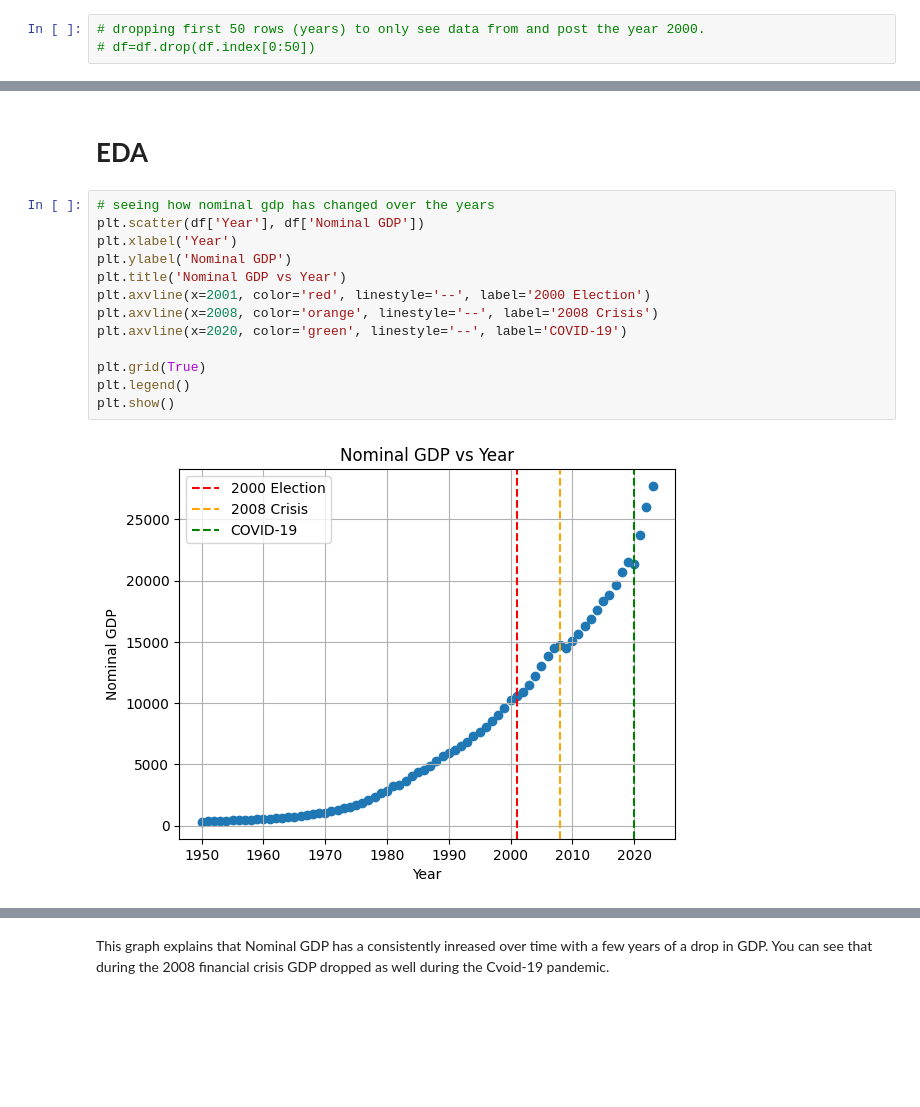
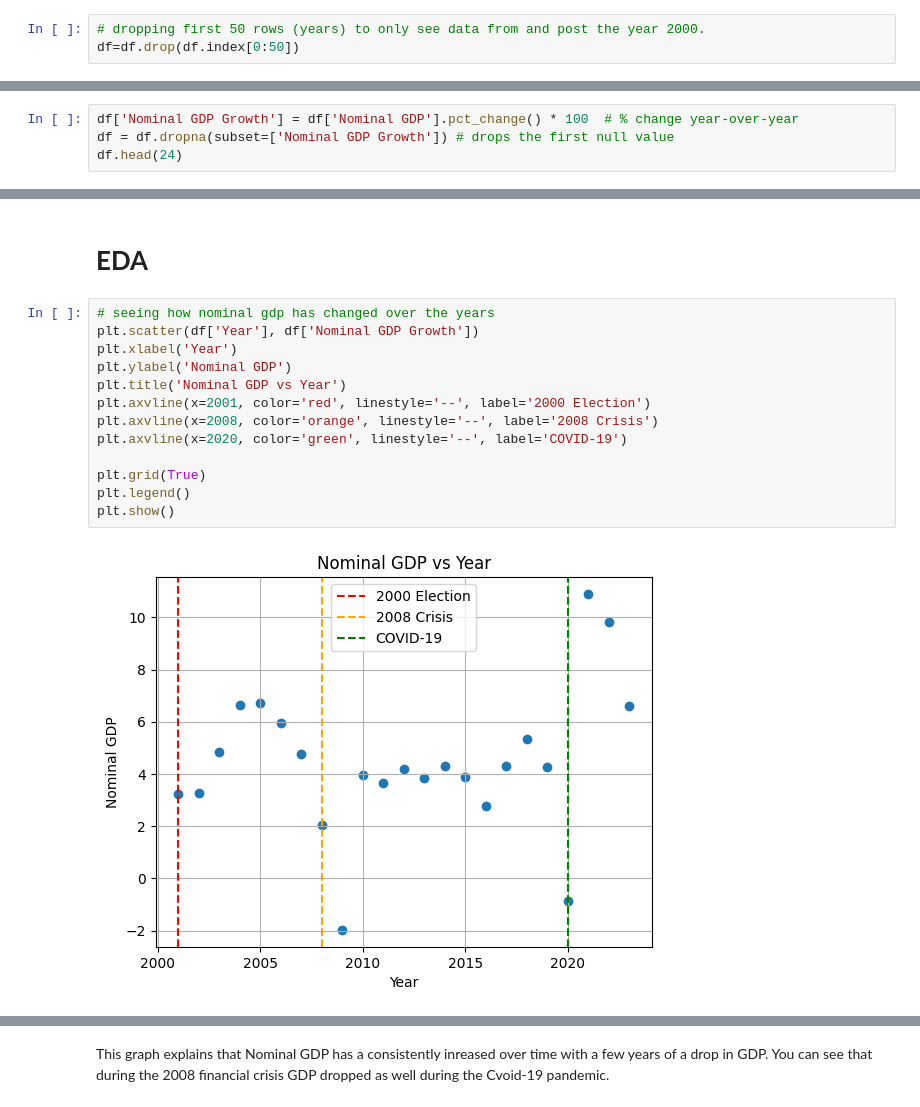
Before and after one commit to aeslha/july_21, a Jupyter notebook: DSRP_Final_Project.ipynb, the cells around one changed output, grey strips where cells are left out. Drawn from its saved outputs; the diff is of its cells as text; blank space fills up the shorter version.

```diff
--- a/DSRP_Final_Project.ipynb
+++ b/DSRP_Final_Project.ipynb
@@ -100,4 +100,4 @@ dtypes: float64(9), int64(1)
 memory usage: 5.9 KB
 # %%
 # dropping first 50 rows (years) to only see data from and post the year 2000.
-# df=df.drop(df.index[0:50])
+df=df.drop(df.index[0:50])
@@ -123,0 +104,4 @@ df.head(24)
+# %%
+df['Nominal GDP Growth'] = df['Nominal GDP'].pct_change() * 100  # % change year-over-year
+df = df.dropna(subset=['Nominal GDP Growth']) # drops the first null value
+df.head(24)
@@ -125,19 +127,19 @@ df.head(24)
 # **EDA**
 # %%
 # seeing how nominal gdp has changed over the years
-plt.scatter(df['Year'], df['Nominal GDP'])
+plt.scatter(df['Year'], df['Nominal GDP Growth'])
 plt.xlabel('Year')
 plt.ylabel('Nominal GDP')
 plt.title('Nominal GDP vs Year')
 plt.axvline(x=2001, color='red', linestyle='--', label='2000 Election')
 plt.axvline(x=2008, color='orange', linestyle='--', label='2008 Crisis')
 plt.axvline(x=2020, color='green', linestyle='--', label='COVID-19')
 
 plt.grid(True)
 plt.legend()
 plt.show()
 # %% [output]
-[figure, old version]
+[figure, new version]
 # %%
 plt.bar(df['Year'], df['Nominal GDP'], color='seagreen')
 plt.title('U.S. Nominal GDP (2001–2023)', fontsize=14)
```
Also changed, not shown: parts of 15 cells of this notebook.
